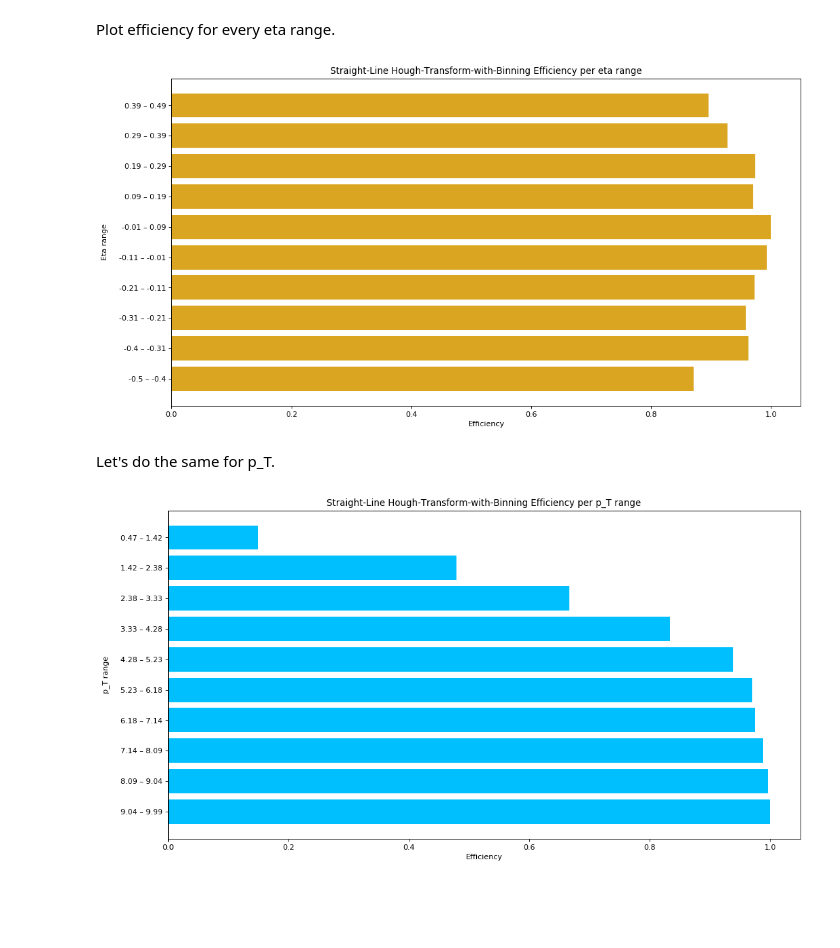
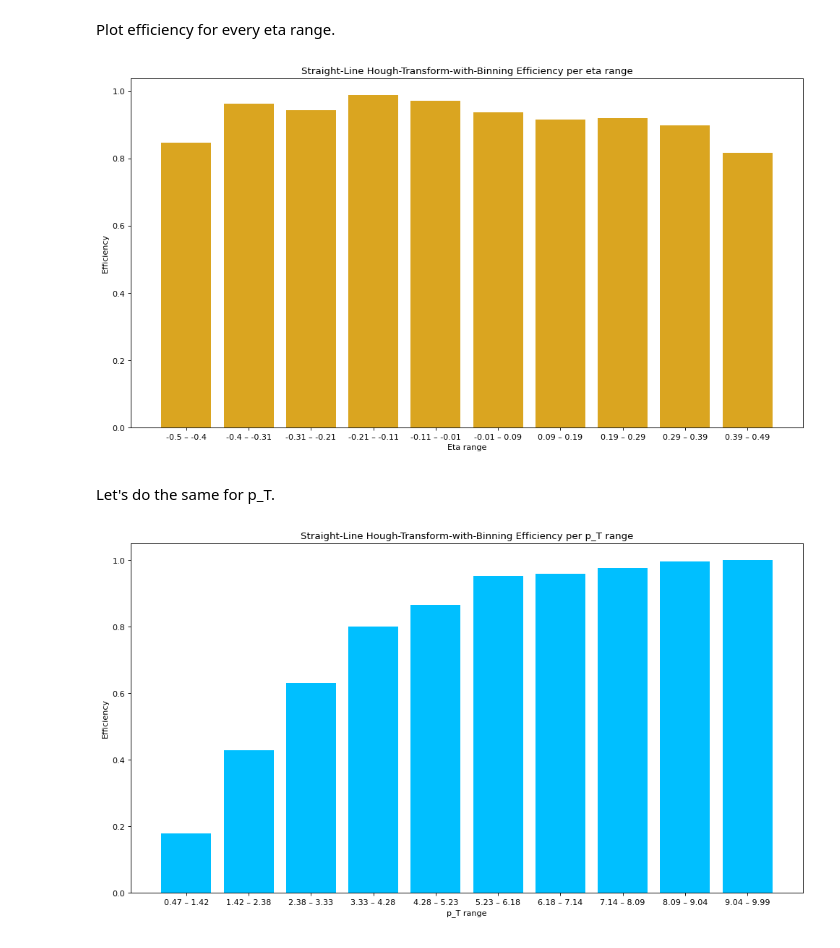
Before and after one commit to asalzburger/sms2021-tra-tra, a Jupyter notebook: src/notebooks/issue3/Hough Transform for Straight Lines.ipynb, the cells around one changed output. Drawn from its saved outputs; the diff is of its cells as text; code cells hidden in the pictures; blank space fills up the shorter version.

```diff
--- a/src/notebooks/issue3/Hough Transform for Straight Lines.ipynb
+++ b/src/notebooks/issue3/Hough Transform for Straight Lines.ipynb
@@ -180,9 +175,10 @@ plt.figure(figsize=(12, 7), dpi=80)
 for idx, pid in enumerate(unique_particle_ids):
     particle_df = df[df['particle_id'] == pid]
     r = np.sqrt(np.square(particle_df['tx']) + np.square(particle_df['ty']))
-    plt.scatter(x=r, y=particle_df['tz'], color=colors[idx])
+    plt.scatter(x=particle_df['tz'], y=r, color=colors[idx])
 
-plt.xlabel('r')
-plt.ylabel('tz')
+plt.xlabel('tz')
+plt.ylabel('r')
+plt.title('Particle trajectories in the r-z plane')
 plt.show()
 # %% [output]
@@ -259,8 +255,8 @@ def truncate(f, n):
 # %%
 # range of search for slope (m) and intercept (b) values: bin size
 m_boundary = 0.75
-b_boundary = 0.009
-bin_size = (0.0001, 0.0001)
+b_boundary = 0.1
+bin_size = (0.01, 0.01)
 m_range = np.arange(-m_boundary, m_boundary, bin_size[0])
 b_range = np.arange(-b_boundary, b_boundary, bin_size[1])
 
@@ -288,12 +284,8 @@ for idx, track_1 in enumerate(all_tracks):
             continue
 
         # reduce to 3 decimal digits (since the bin has a width of 0.001)
-        reduced_x = truncate(intersection_x, 3)
-        reduced_y = truncate(intersection_y, 3)
-
-        # compute the exact bin that will contain the above (x, y) point
-        bin_x = int((reduced_x + m_boundary) * 1000)
-        bin_y = int((reduced_y + b_boundary) * 1000)
+        bin_x = int((intersection_x - (-m_boundary) - 1e-12) / bin_size[0])
+        bin_y = int((intersection_y - (-b_boundary) - 1e-12) / bin_size[1])
 
         # increment the accumulator for that bin and add the tracks to the bin
         accumulator[bin_x, bin_y] += 1
@@ -326,10 +318,11 @@ l = largest_indices(accumulator, len(unique_particle_ids))
 # split the list in x-coordinates (actually r-coordinates) and y-coordinates (actually z-coordinates)
 bin_xs, bin_ys = l
 
-# compute the coefficients (hence the tracks) from the location of the bin and book-keep which hits it contains
-est_tracks_to_hits = {
-    (x / 1000 - m_boundary, y / 1000 - b_boundary): tracks_per_bin[(x, y)] for x, y in zip(bin_xs, bin_ys)
-}
+est_tracks_to_hits = {}
+for bin_x, bin_y in zip(bin_xs, bin_ys):
+    key_m = -m_boundary + bin_x * bin_size[0]
+    key_b = -b_boundary + bin_y * bin_size[1]
+    est_tracks_to_hits[(key_m, key_b)] = tracks_per_bin[(bin_x, bin_y)]
 est_tracks = list(est_tracks_to_hits)
 # %% [markdown]
 Let's plot the tracks predicted according to the top bins selected.
@@ -512,14 +505,14 @@ for _bin in range(number_of_bins):
 # %% [markdown]
 Plot efficiency for every eta range.
 # %%
-from utils import pipeline
+from notebook1_utils import pipeline
 
-bin_width = 1e-4
-bin_height = 1e-4
+bin_width = 1e-3
+bin_height = 1e-3
 bin_size = (bin_width, bin_height)
 
-m_limit = 0.75
-b_limit = 0.009
+m_limit = (-0.75, 0.75)
+b_limit = (-0.1, 0.1)
 limits = (m_limit, b_limit)
 
 efficiency_per_eta = {}
@@ -529,13 +522,13 @@ for _bin in range(number_of_bins):
     efficiency_per_eta[eta_keys[_bin]] = efficiency_rate(est_tracks_to_hits.values(), hit_to_truth_df_row, df)
 # %%
 plt.figure(figsize=(15, 8), dpi=80)
-plt.ylabel('Eta range\n')
-plt.xlabel('Efficiency')
-plt.barh(list(efficiency_per_eta.keys()), list(efficiency_per_eta.values()), color='goldenrod')
+plt.xlabel('Eta range\n')
+plt.ylabel('Efficiency')
+plt.bar(list(efficiency_per_eta.keys()), list(efficiency_per_eta.values()), color='goldenrod')
 plt.title('Straight-Line Hough-Transform-with-Binning Efficiency per eta range')
 plt.show()
 # %% [output]
-[figure, old version]
+[figure, new version]
 # %% [markdown]
 Let's do the same for p_T.
 # %%
@@ -586,10 +575,10 @@ for _bin in range(number_of_bins):
     efficiency_per_p_t[p_t_keys[_bin]] = efficiency_rate(est_tracks_to_hits.values(), hit_to_truth_df_row, df)
 # %%
 plt.figure(figsize=(15, 8), dpi=80)
-plt.ylabel('p_T range\n')
-plt.xlabel('Efficiency')
-plt.barh(list(efficiency_per_p_t.keys())[::-1], list(efficiency_per_p_t.values())[::-1], color='deepskyblue')
+plt.xlabel('p_T range\n')
+plt.ylabel('Efficiency')
+plt.bar(list(efficiency_per_p_t.keys()), list(efficiency_per_p_t.values()), color='deepskyblue')
 plt.title('Straight-Line Hough-Transform-with-Binning Efficiency per p_T range')
 plt.show()
 # %% [output]
-[figure, old version]
+[figure, new version]
```
Also changed, not shown: parts of 20 cells of this notebook, 20 other files.
